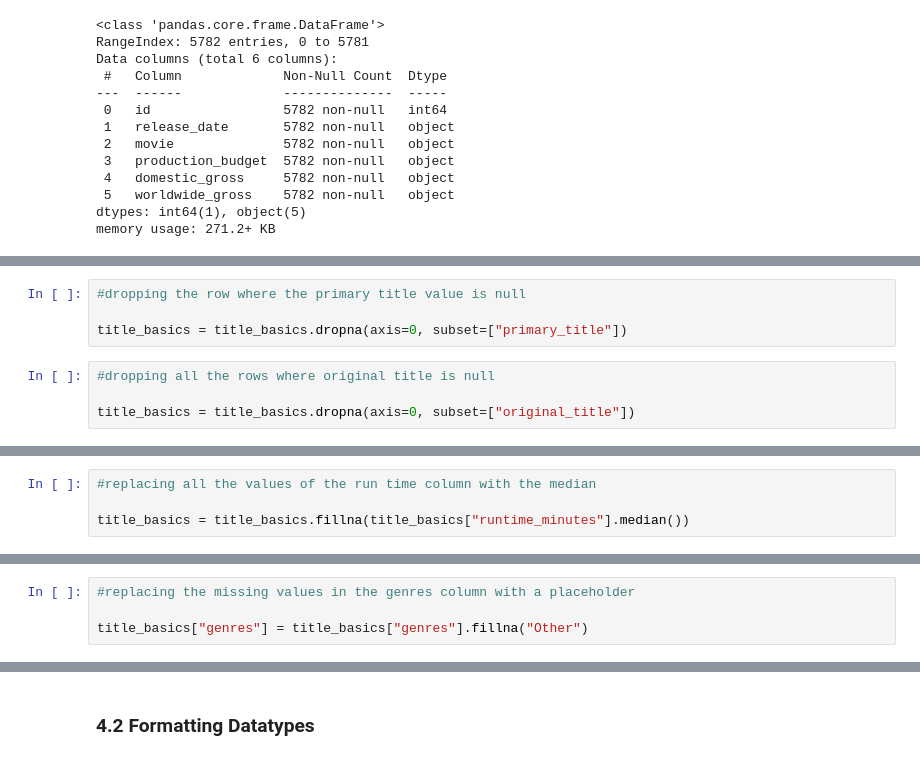
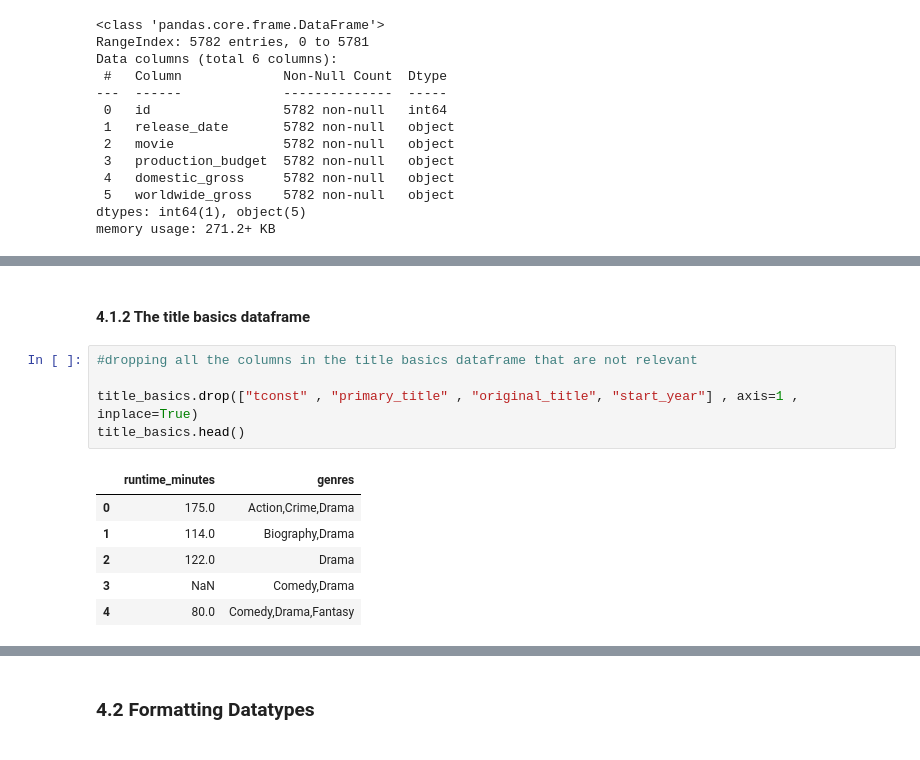
Before and after one commit to KimberlyWairimu/Project-Phase-1, a Jupyter notebook: My_project_1_jupyter_notebook.ipynb, the cells around one changed output, grey strips where cells are left out. Saved outputs shown, nothing was run; the diff lists cells and outputs as text.

```diff
--- a/My_project_1_jupyter_notebook.ipynb
+++ b/My_project_1_jupyter_notebook.ipynb
@@ -231,8 +220,0 @@ dtype: int64
-# %%
-#dropping the row where the primary title value is null
-
-title_basics = title_basics.dropna(axis=0, subset=["primary_title"])
-# %%
-#dropping all the rows where original title is null
-
-title_basics = title_basics.dropna(axis=0, subset=["original_title"])
@@ -241,4 +220,0 @@ Dropping missing values in this dataset helps use to work with a dataset that is
-# %%
-#replacing all the values of the run time column with the median
-
-title_basics = title_basics.fillna(title_basics["runtime_minutes"].median())
@@ -247,4 +220,0 @@ Filling the missing values in the run_time by the median instead of dropping the
-# %%
-#replacing the missing values in the genres column with a placeholder
-
-title_basics["genres"] = title_basics["genres"].fillna("Other")
@@ -250,0 +239,14 @@ title_basics["genres"] = title_basics["genres"].fillna("Other")
+# %% [markdown]
+#### 4.1.2 The title basics dataframe
+# %%
+#dropping all the columns in the title basics dataframe that are not relevant
+
+title_basics.drop(["tconst" , "primary_title" , "original_title", "start_year"] , axis=1 , inplace=True)
+title_basics.head()
+# %% [output]
+|  | runtime_minutes | genres |
+| 0 | 175.0 | Action,Crime,Drama |
+| 1 | 114.0 | Biography,Drama |
+| 2 | 122.0 | Drama |
+| 3 | NaN | Comedy,Drama |
+| 4 | 80.0 | Comedy,Drama,Fantasy |
```
Also changed, not shown: parts of 45 cells of this notebook.
